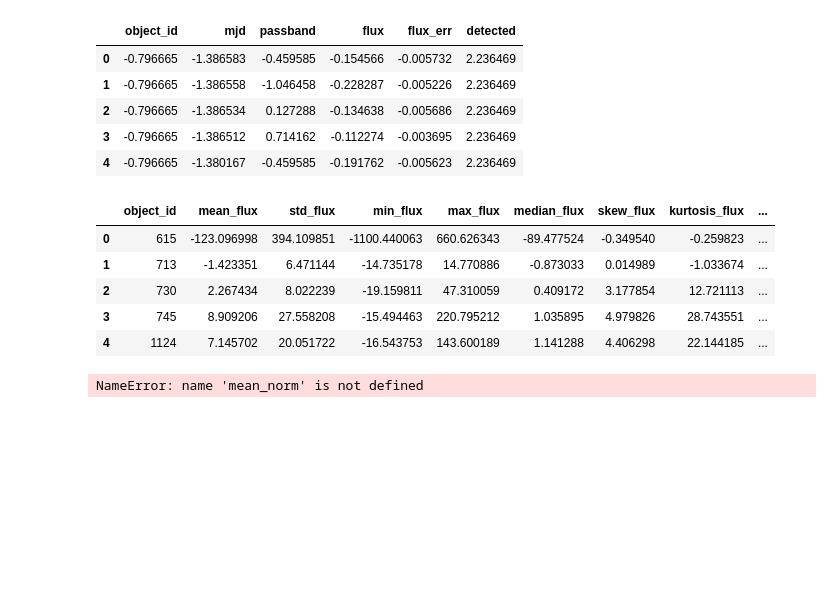
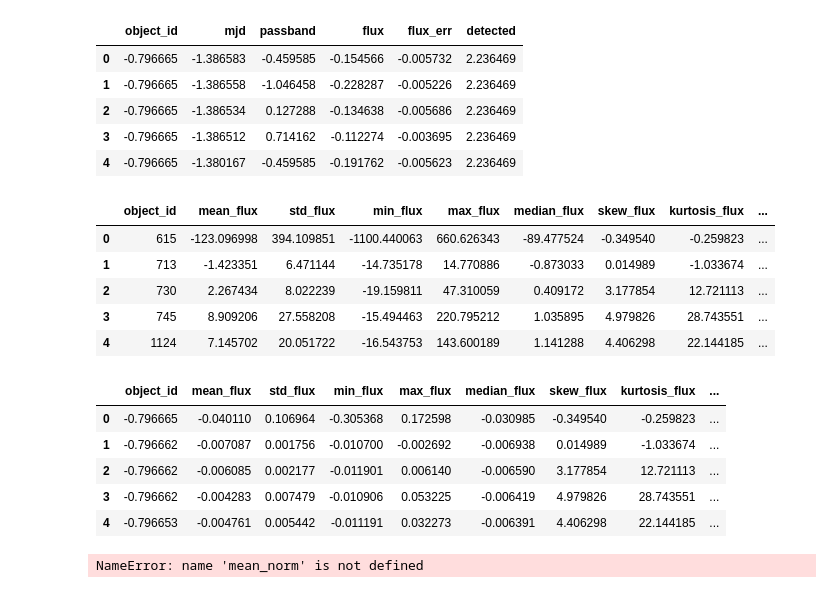
Before and after one commit to arn97/MLTSA25_ARoy, a Jupyter notebook: MLTSA_ARoy/HW4_ARoy.ipynb, the cells around one changed output. Drawn from its saved outputs; the diff is of its cells as text; code cells hidden in the pictures; blank space fills up the shorter version.

```diff
--- a/MLTSA_ARoy/HW4_ARoy.ipynb
+++ b/MLTSA_ARoy/HW4_ARoy.ipynb
@@ -304,6 +310,35 @@ lcvs_features.head()
 | 2 | 730 | 2.267434 | 8.022239 | -19.159811 | 47.310059 | 0.409172 | 3.177854 | 12.721113 | ... |
 | 3 | 745 | 8.909206 | 27.558208 | -15.494463 | 220.795212 | 1.035895 | 4.979826 | 28.743551 | ... |
 | 4 | 1124 | 7.145702 | 20.051722 | -16.543753 | 143.600189 | 1.141288 | 4.406298 | 22.144185 | ... |
+# %%
+# Extracting features from standardized lightcurve data using groupby
+lcvs_standardized_features = lcvs_standardized.groupby('object_id').agg(
+    mean_flux=('flux', 'mean'),
+    std_flux=('flux', 'std'),
+    min_flux=('flux', 'min'),
+    max_flux=('flux', 'max'),
+    median_flux=('flux', 'median'),
+    skew_flux=('flux', lambda x: x.skew()),
+    kurtosis_flux=('flux', lambda x: x.kurtosis()),
+    mean_flux_err=('flux_err', 'mean'),
+    std_flux_err=('flux_err', 'std'),
+    median_flux_err=('flux_err', 'median'),
+    slope=('flux', lambda x: np.polyfit(lcvs_standardized.loc[x.index, 'mjd'], x, 1)[0]),
+    intercept=('flux', lambda x: np.polyfit(lcvs_standardized.loc[x.index, 'mjd'], x, 1)[1]),
+    linear_likelihood=('flux', lambda x: -np.sum((x - np.polyval(np.polyfit(lcvs_standardized.loc[x.index, 'mjd'], x, 1), lcvs_standardized.loc[x.index, 'mjd']))**2)),
+    quadratic_likelihood=('flux', lambda x: -np.sum((x - np.polyval(np.polyfit(lcvs_standardized.loc[x.index, 'mjd'], x, 2), lcvs_standardized.loc[x.index, 'mjd']))**2)),
+    quadratic_sign=('flux', lambda x: np.sign(np.polyfit(lcvs_standardized.loc[x.index, 'mjd'], x, 2)[0]))
+).reset_index()
+
+# Display the extracted features
+lcvs_standardized_features.head()
+# %% [output]
+|  | object_id | mean_flux | std_flux | min_flux | max_flux | median_flux | skew_flux | kurtosis_flux | ... |
+| 0 | -0.796665 | -0.040110 | 0.106964 | -0.305368 | 0.172598 | -0.030985 | -0.349540 | -0.259823 | ... |
+| 1 | -0.796662 | -0.007087 | 0.001756 | -0.010700 | -0.002692 | -0.006938 | 0.014989 | -1.033674 | ... |
+| 2 | -0.796662 | -0.006085 | 0.002177 | -0.011901 | 0.006140 | -0.006590 | 3.177854 | 12.721113 | ... |
+| 3 | -0.796662 | -0.004283 | 0.007479 | -0.010906 | 0.053225 | -0.006419 | 4.979826 | 28.743551 | ... |
+| 4 | -0.796653 | -0.004761 | 0.005442 | -0.011191 | 0.032273 | -0.006391 | 4.406298 | 22.144185 | ... |
 # %%
 print("Mean:", mean_norm)
 print("Standard Deviation:", std_norm)
```
Also changed, not shown: parts of 1 cell of this notebook.
